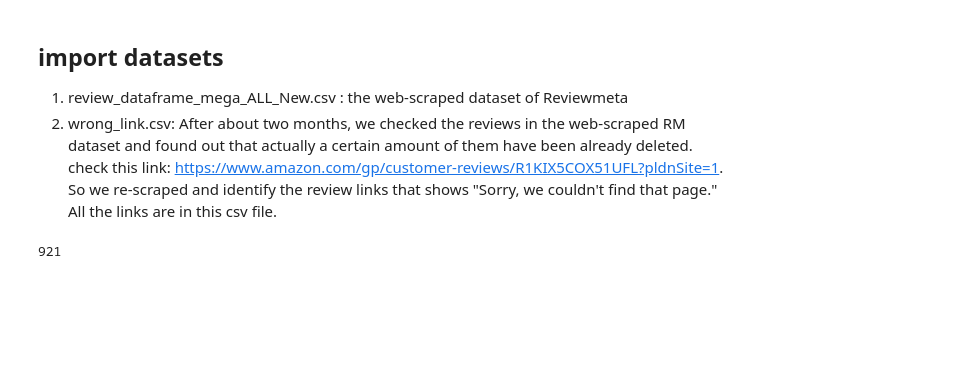
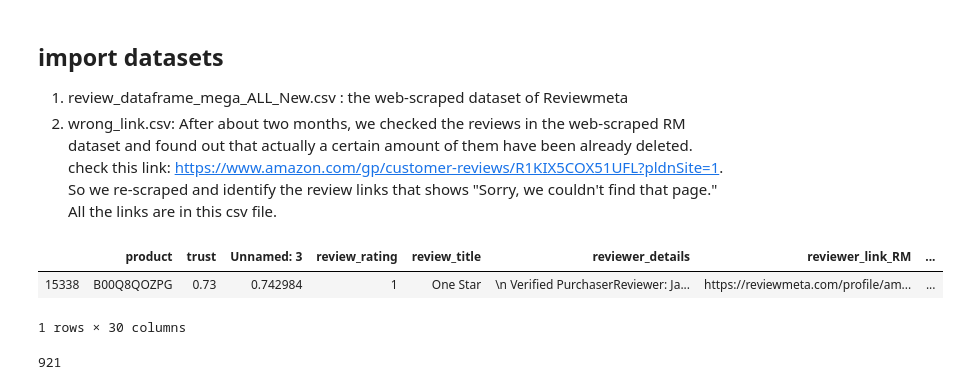
Before and after one commit to dujijundavid/Reviewbox_team, a Jupyter notebook: Fraud Detection/RM_classfication_model.ipynb, the cells around one changed output. Drawn from its saved outputs; the diff is of its cells as text; code cells hidden in the pictures; blank space fills up the shorter version.

```diff
--- a/Fraud Detection/RM_classfication_model.ipynb
+++ b/Fraud Detection/RM_classfication_model.ipynb
@@ -26,6 +27,12 @@ So we re-scraped and identify the review links that shows "Sorry, we couldn't fi
 # %%
 reviewmeta = pd.read_csv('review_dataframe_mega_ALL_New.csv', index_col=0)
 wrong_link = pd.read_csv('wrong_link.csv')
+# %%
+reviewmeta[reviewmeta['Amazon_ID'] == 'R141L3QCLC6H6H']
+# %% [output]
+|  | product | trust | Unnamed: 3 | review_rating | review_title | reviewer_details | reviewer_link_RM | ... |
+| 15338 | B00Q8QOZPG | 0.73 | 0.742984 | 1 | One Star | \n Verified PurchaserReviewer: Ja... | https://reviewmeta.com/profile/am... | ... |
+1 rows × 30 columns
 # %%
 deleted_reviews = pd.merge(reviewmeta,wrong_link,left_on='rvwr_link_Amazon',right_on='wrong link')
 deleted_reviews['rvwr_link_Amazon'].nunique()
```
Also changed, not shown: parts of 29 cells of this notebook.
